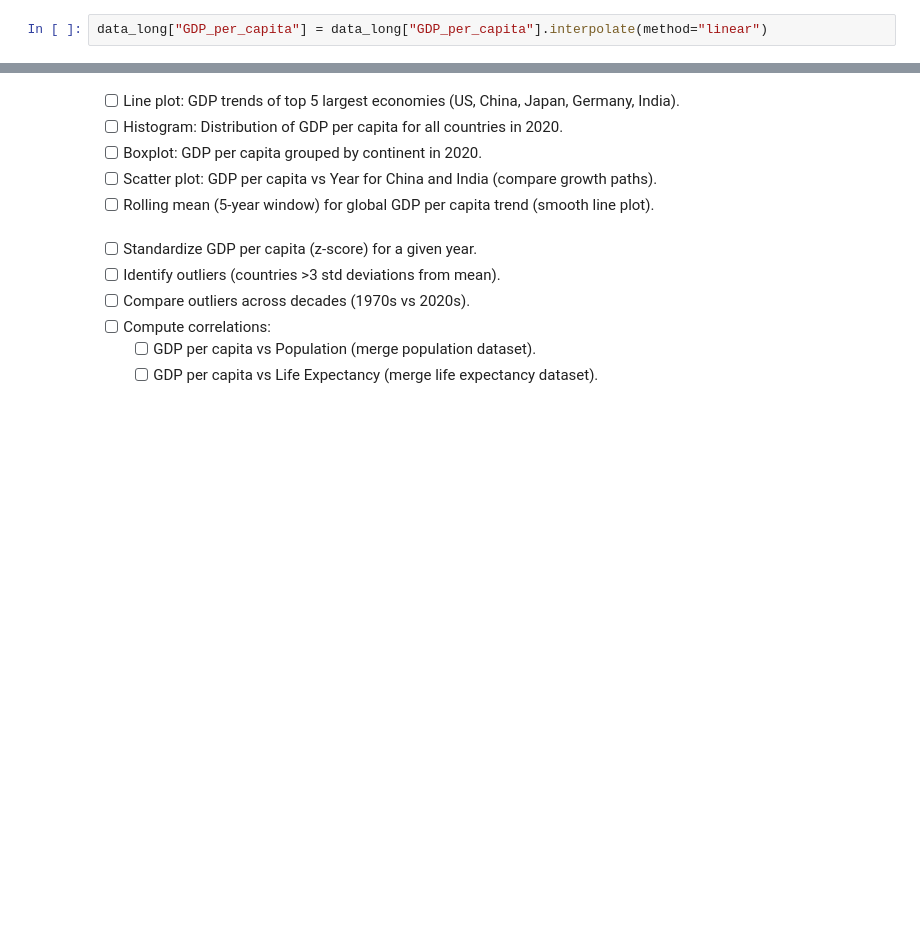
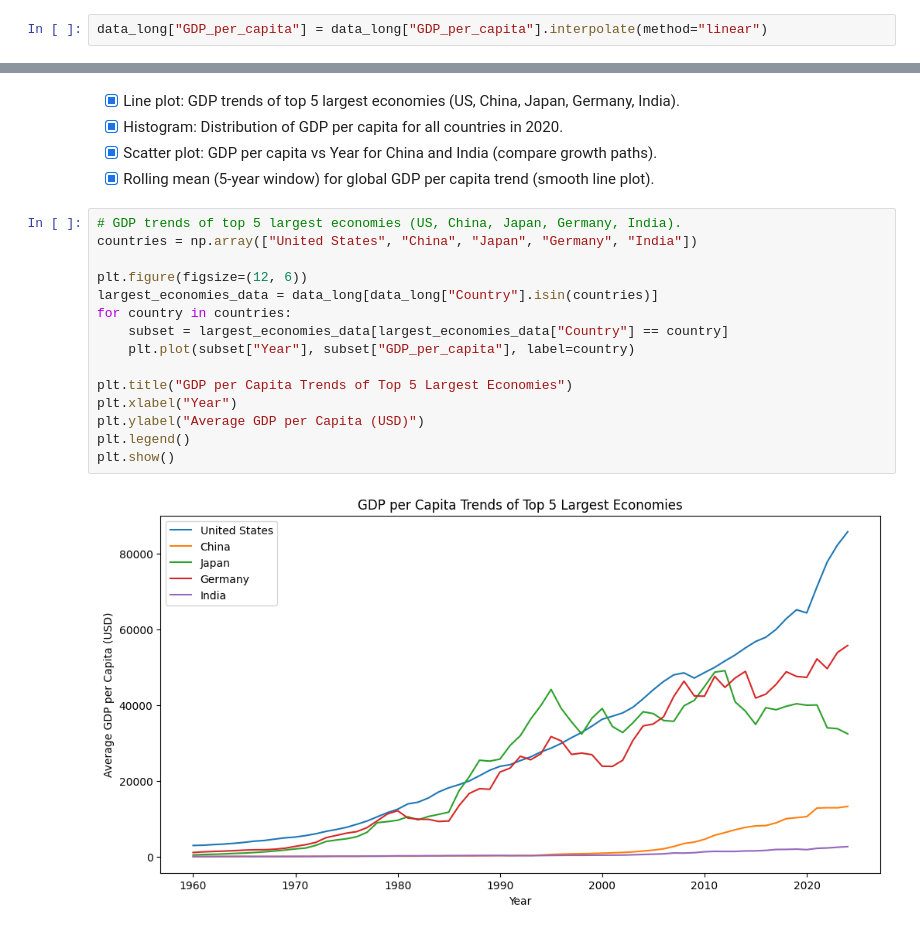
Before and after one commit to javamercy/GDP-analysis, a Jupyter notebook: sample.ipynb, the cells around one changed output, grey strips where cells are left out. Cells and saved outputs as stored; diff of their text form; blank space fills up the shorter version.

```diff
--- a/sample.ipynb
+++ b/sample.ipynb
@@ -67,13 +235,22 @@ data_long["GDP_per_capita"] = data_long["GDP_per_capita"].interpolate(method="li
 # %% [markdown]
-- [ ] Line plot: GDP trends of top 5 largest economies (US, China, Japan, Germany, India).
-- [ ] Histogram: Distribution of GDP per capita for all countries in 2020.
-- [ ] Boxplot: GDP per capita grouped by continent in 2020.
-- [ ] Scatter plot: GDP per capita vs Year for China and India (compare growth paths).
-- [ ] Rolling mean (5-year window) for global GDP per capita trend (smooth line plot).
+- [X] Line plot: GDP trends of top 5 largest economies (US, China, Japan, Germany, India).
+- [X] Histogram: Distribution of GDP per capita for all countries in 2020.
+- [X] Scatter plot: GDP per capita vs Year for China and India (compare growth paths).
+- [X] Rolling mean (5-year window) for global GDP per capita trend (smooth line plot).
-# %% [markdown]
-- [ ] Standardize GDP per capita (z-score) for a given year.
-- [ ] Identify outliers (countries >3 std deviations from mean).
-- [ ] Compare outliers across decades (1970s vs 2020s).
-- [ ] Compute correlations:
-  - [ ] GDP per capita vs Population (merge population dataset).
-  - [ ] GDP per capita vs Life Expectancy (merge life expectancy dataset).
+# %%
+# GDP trends of top 5 largest economies (US, China, Japan, Germany, India).
+countries = np.array(["United States", "China", "Japan", "Germany", "India"])
+
+plt.figure(figsize=(12, 6))
+largest_economies_data = data_long[data_long["Country"].isin(countries)]
+for country in countries:
+    subset = largest_economies_data[largest_economies_data["Country"] == country]
+    plt.plot(subset["Year"], subset["GDP_per_capita"], label=country)
+
+plt.title("GDP per Capita Trends of Top 5 Largest Economies")
+plt.xlabel("Year")
+plt.ylabel("Average GDP per Capita (USD)")
+plt.legend()
+plt.show()
+# %% [output]
+[figure, added]
```
Also changed, not shown: parts of 24 cells of this notebook, 1 other file.
